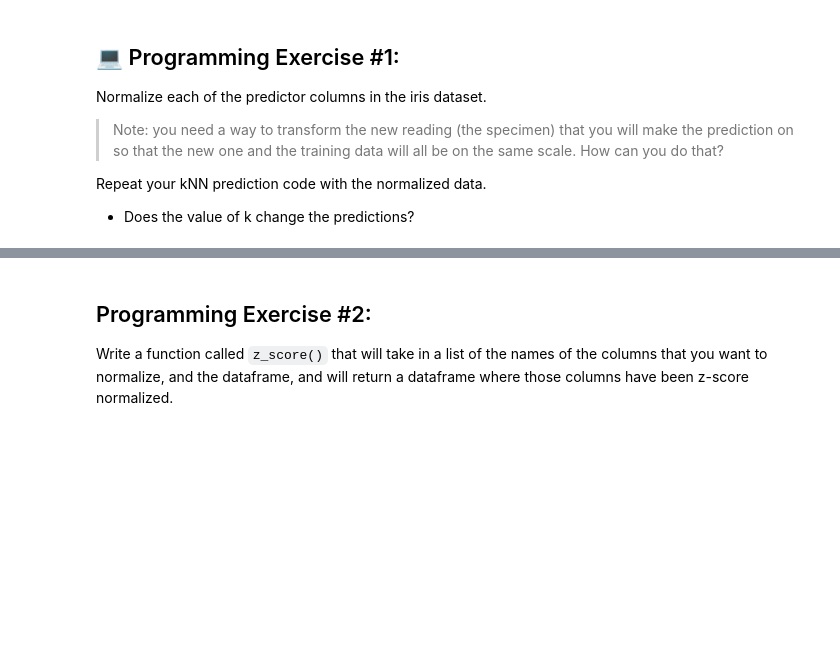
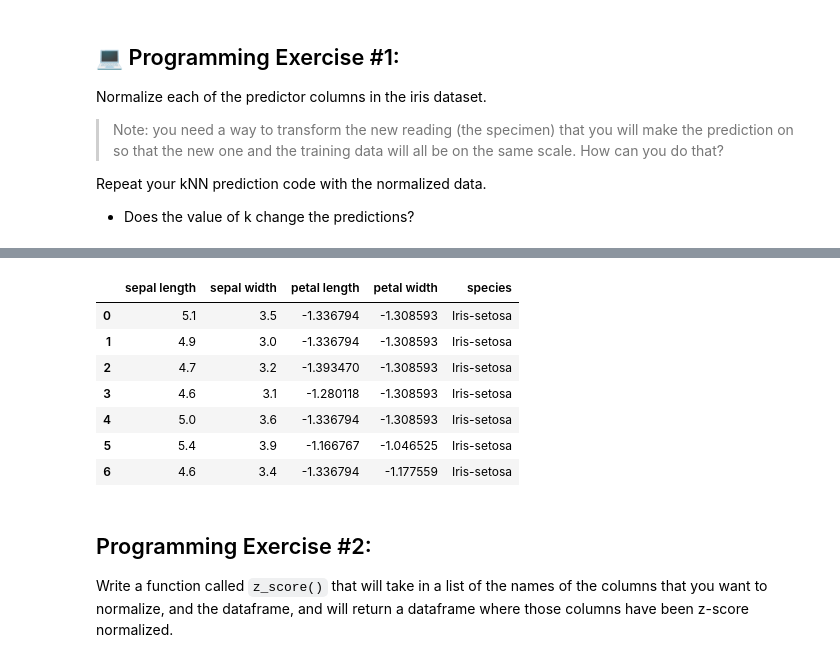
Before and after one commit to alimoorreza/CS167-notes, a Jupyter notebook: Day06_Normalization_and_w_knn.ipynb, the cells around one changed output, grey strips where cells are left out. Drawn from its saved outputs; the diff is of its cells as text; code cells hidden in the pictures; blank space fills up the shorter version.

```diff
--- a/Day06_Normalization_and_w_knn.ipynb
+++ b/Day06_Normalization_and_w_knn.ipynb
@@ -264,3 +281,20 @@ Repeat your kNN prediction code with the normalized data.
+# %%
+petal_width_mean = iris['petal width'].mean()
+petal_width_std = iris['petal width'].std()
+# z score
+z_score_pw = (iris['petal width'] - petal_width_mean)/petal_width_std
+iris['petal width'] = z_score_pw
+
+iris.head(7)
+# %% [output]
+|  | sepal length | sepal width | petal length | petal width | species |
+| 0 | 5.1 | 3.5 | -1.336794 | -1.308593 | Iris-setosa |
+| 1 | 4.9 | 3.0 | -1.336794 | -1.308593 | Iris-setosa |
+| 2 | 4.7 | 3.2 | -1.393470 | -1.308593 | Iris-setosa |
+| 3 | 4.6 | 3.1 | -1.280118 | -1.308593 | Iris-setosa |
+| 4 | 5.0 | 3.6 | -1.336794 | -1.308593 | Iris-setosa |
+| 5 | 5.4 | 3.9 | -1.166767 | -1.046525 | Iris-setosa |
+| 6 | 4.6 | 3.4 | -1.336794 | -1.177559 | Iris-setosa |
 # %%
 def knn(specimen, data, k):
     # write your code in here to make this function work
```
Also changed, not shown: parts of 5 cells of this notebook.
